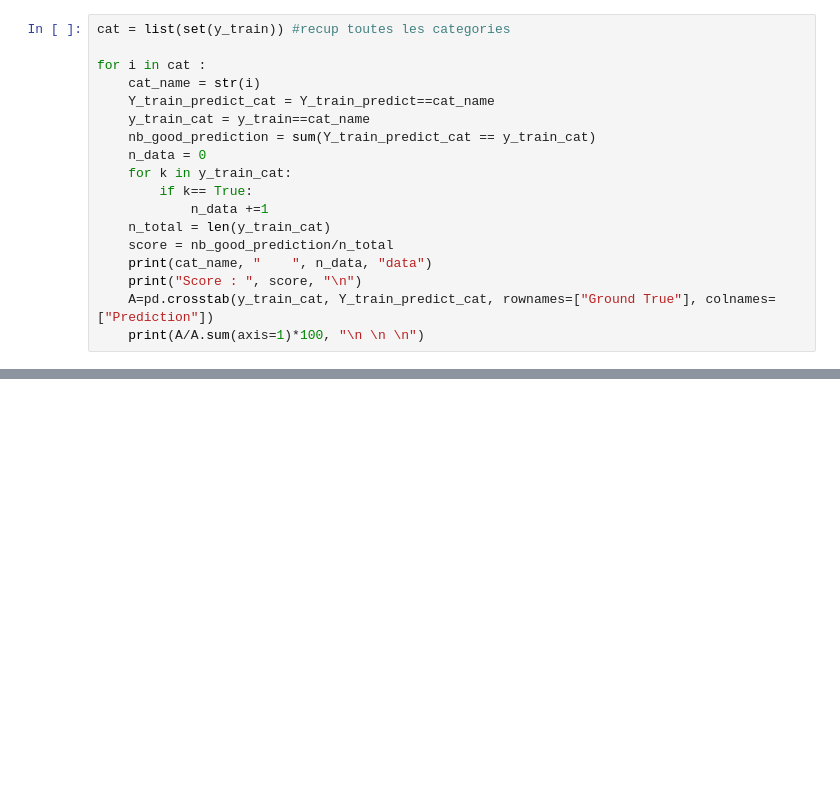
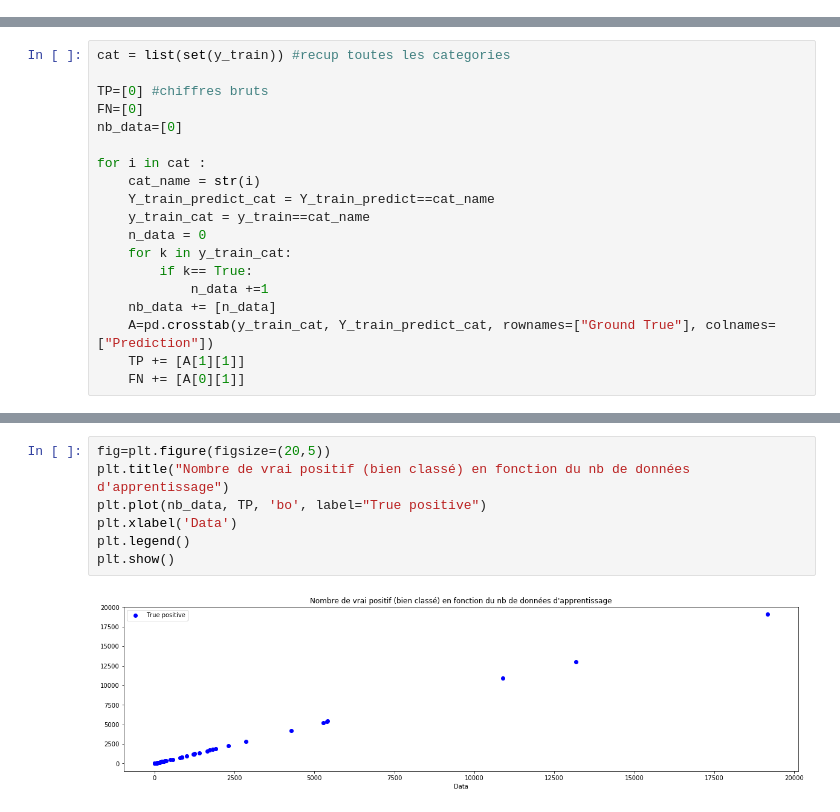
Before and after one commit to bguillouet/2020_4A_TEXTE, a Jupyter notebook: Classification.ipynb, the cells around one changed output, grey strips where cells are left out. Cells and saved outputs as stored; diff of their text form; blank space fills up the shorter version.

Commit message:
Plot, bad cleaning

```diff
--- a/Classification.ipynb
+++ b/Classification.ipynb
@@ -162,18 +0,0 @@ Taux de classification :  0.9994222222222222
-# %%
-cat = list(set(y_train)) #recup toutes les categories
-
-for i in cat :
-    cat_name = str(i)
-    Y_train_predict_cat = Y_train_predict==cat_name
-    y_train_cat = y_train==cat_name
-    nb_good_prediction = sum(Y_train_predict_cat == y_train_cat)
-    n_data = 0
-    for k in y_train_cat:
-        if k== True:
-            n_data +=1
-    n_total = len(y_train_cat)
-    score = nb_good_prediction/n_total
-    print(cat_name, "    ", n_data, "data")
-    print("Score : ", score, "\n")
-    A=pd.crosstab(y_train_cat, Y_train_predict_cat, rownames=["Ground True"], colnames=["Prediction"])
-    print(A/A.sum(axis=1)*100, "\n \n \n")
@@ -236,0 +48,19 @@ Observations : plus on réduit le nombre de produit dans X_train plus notre scor
+# %%
+cat = list(set(y_train)) #recup toutes les categories
+
+TP=[0] #chiffres bruts
+FN=[0]
+nb_data=[0]
+
+for i in cat :
+    cat_name = str(i)
+    Y_train_predict_cat = Y_train_predict==cat_name
+    y_train_cat = y_train==cat_name
+    n_data = 0
+    for k in y_train_cat:
+        if k== True:
+            n_data +=1
+    nb_data += [n_data]
+    A=pd.crosstab(y_train_cat, Y_train_predict_cat, rownames=["Ground True"], colnames=["Prediction"])
+    TP += [A[1][1]]
+    FN += [A[0][1]]
@@ -236,0 +76,9 @@ Observations : plus on réduit le nombre de produit dans X_train plus notre scor
+# %%
+fig=plt.figure(figsize=(20,5))
+plt.title("Nombre de vrai positif (bien classé) en fonction du nb de données d'apprentissage")
+plt.plot(nb_data, TP, 'bo', label="True positive")
+plt.xlabel('Data')
+plt.legend()
+plt.show()
+# %% [output]
+[figure, added]
```
Also changed, not shown: parts of 64 cells of this notebook, 2 other files.
